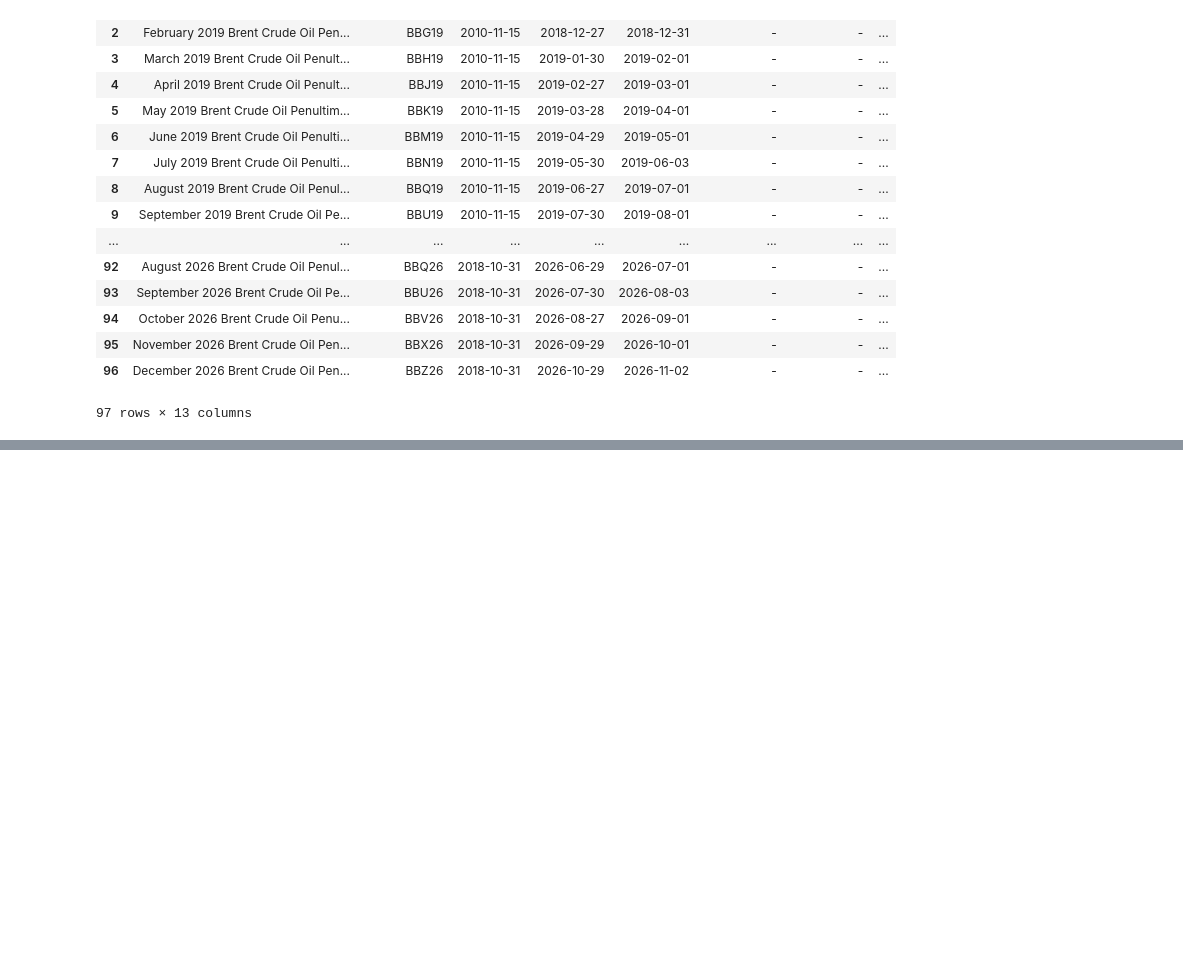
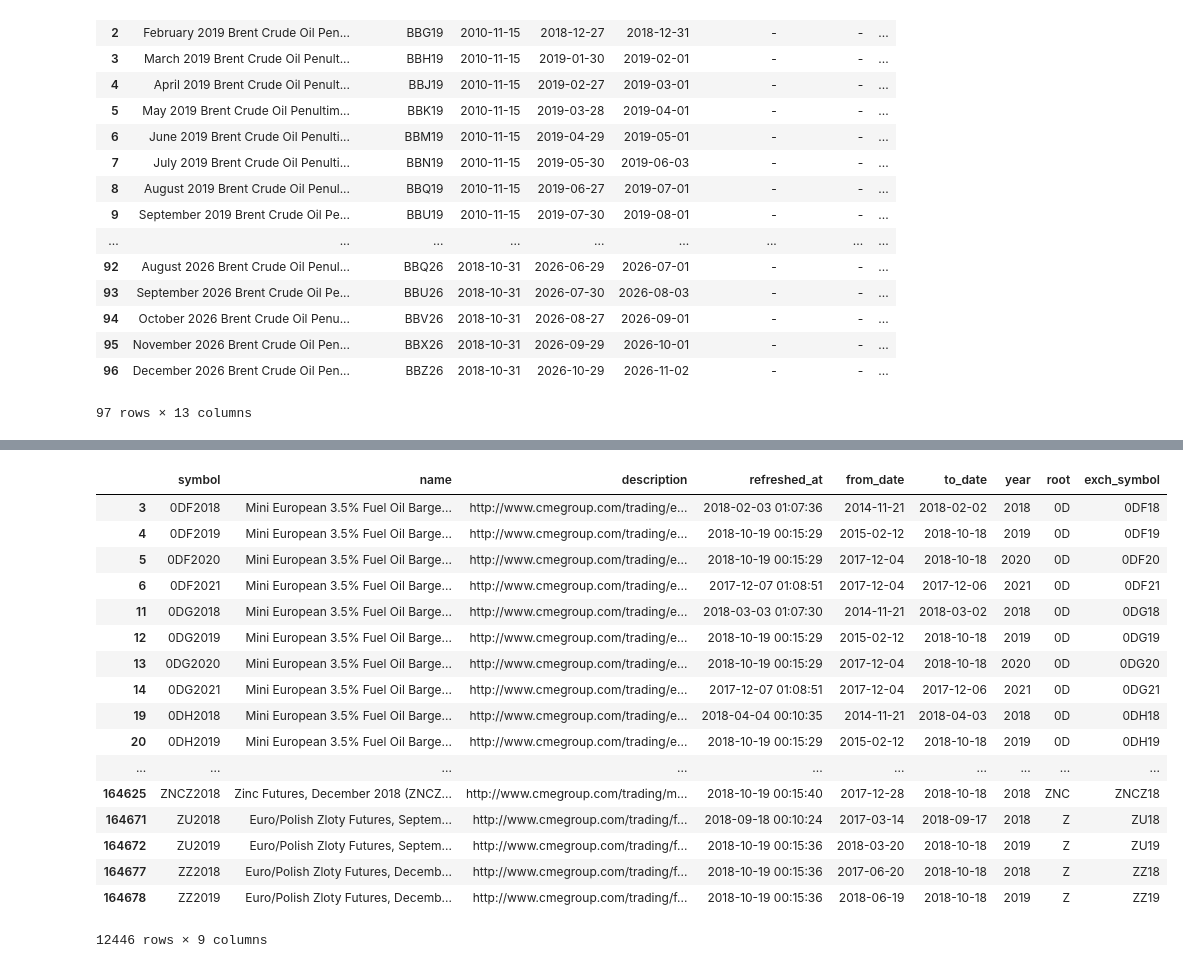
Before and after one commit to t1user/zipline, a Jupyter notebook: expiry_downloader.ipynb, the cells around one changed output, grey strips where cells are left out. Drawn from its saved outputs; the diff is of its cells as text; code cells hidden in the pictures; blank space fills up the shorter version.

```diff
--- a/expiry_downloader.ipynb
+++ b/expiry_downloader.ipynb
@@ -150,0 +155,21 @@ for row in rows:
+# %%
+f
+# %% [output]
+|  | symbol | name | description | refreshed_at | from_date | to_date | year | root | exch_symbol |
+| 3 | 0DF2018 | Mini European 3.5% Fuel Oil Barge... | http://www.cmegroup.com/trading/e... | 2018-02-03 01:07:36 | 2014-11-21 | 2018-02-02 | 2018 | 0D | 0DF18 |
+| 4 | 0DF2019 | Mini European 3.5% Fuel Oil Barge... | http://www.cmegroup.com/trading/e... | 2018-10-19 00:15:29 | 2015-02-12 | 2018-10-18 | 2019 | 0D | 0DF19 |
+| 5 | 0DF2020 | Mini European 3.5% Fuel Oil Barge... | http://www.cmegroup.com/trading/e... | 2018-10-19 00:15:29 | 2017-12-04 | 2018-10-18 | 2020 | 0D | 0DF20 |
+| 6 | 0DF2021 | Mini European 3.5% Fuel Oil Barge... | http://www.cmegroup.com/trading/e... | 2017-12-07 01:08:51 | 2017-12-04 | 2017-12-06 | 2021 | 0D | 0DF21 |
+| 11 | 0DG2018 | Mini European 3.5% Fuel Oil Barge... | http://www.cmegroup.com/trading/e... | 2018-03-03 01:07:30 | 2014-11-21 | 2018-03-02 | 2018 | 0D | 0DG18 |
+| 12 | 0DG2019 | Mini European 3.5% Fuel Oil Barge... | http://www.cmegroup.com/trading/e... | 2018-10-19 00:15:29 | 2015-02-12 | 2018-10-18 | 2019 | 0D | 0DG19 |
+| 13 | 0DG2020 | Mini European 3.5% Fuel Oil Barge... | http://www.cmegroup.com/trading/e... | 2018-10-19 00:15:29 | 2017-12-04 | 2018-10-18 | 2020 | 0D | 0DG20 |
+| 14 | 0DG2021 | Mini European 3.5% Fuel Oil Barge... | http://www.cmegroup.com/trading/e... | 2017-12-07 01:08:51 | 2017-12-04 | 2017-12-06 | 2021 | 0D | 0DG21 |
+| 19 | 0DH2018 | Mini European 3.5% Fuel Oil Barge... | http://www.cmegroup.com/trading/e... | 2018-04-04 00:10:35 | 2014-11-21 | 2018-04-03 | 2018 | 0D | 0DH18 |
+| 20 | 0DH2019 | Mini European 3.5% Fuel Oil Barge... | http://www.cmegroup.com/trading/e... | 2018-10-19 00:15:29 | 2015-02-12 | 2018-10-18 | 2019 | 0D | 0DH19 |
+| ... | ... | ... | ... | ... | ... | ... | ... | ... | ... |
+| 164625 | ZNCZ2018 | Zinc Futures, December 2018 (ZNCZ... | http://www.cmegroup.com/trading/m... | 2018-10-19 00:15:40 | 2017-12-28 | 2018-10-18 | 2018 | ZNC | ZNCZ18 |
+| 164671 | ZU2018 | Euro/Polish Zloty Futures, Septem... | http://www.cmegroup.com/trading/f... | 2018-09-18 00:10:24 | 2017-03-14 | 2018-09-17 | 2018 | Z | ZU18 |
+| 164672 | ZU2019 | Euro/Polish Zloty Futures, Septem... | http://www.cmegroup.com/trading/f... | 2018-10-19 00:15:36 | 2018-03-20 | 2018-10-18 | 2019 | Z | ZU19 |
+| 164677 | ZZ2018 | Euro/Polish Zloty Futures, Decemb... | http://www.cmegroup.com/trading/f... | 2018-10-19 00:15:36 | 2017-06-20 | 2018-10-18 | 2018 | Z | ZZ18 |
+| 164678 | ZZ2019 | Euro/Polish Zloty Futures, Decemb... | http://www.cmegroup.com/trading/f... | 2018-10-19 00:15:36 | 2018-06-19 | 2018-10-18 | 2019 | Z | ZZ19 |
+12446 rows × 9 columns
```
Also changed, not shown: parts of 18 cells of this notebook, 18 other files.
